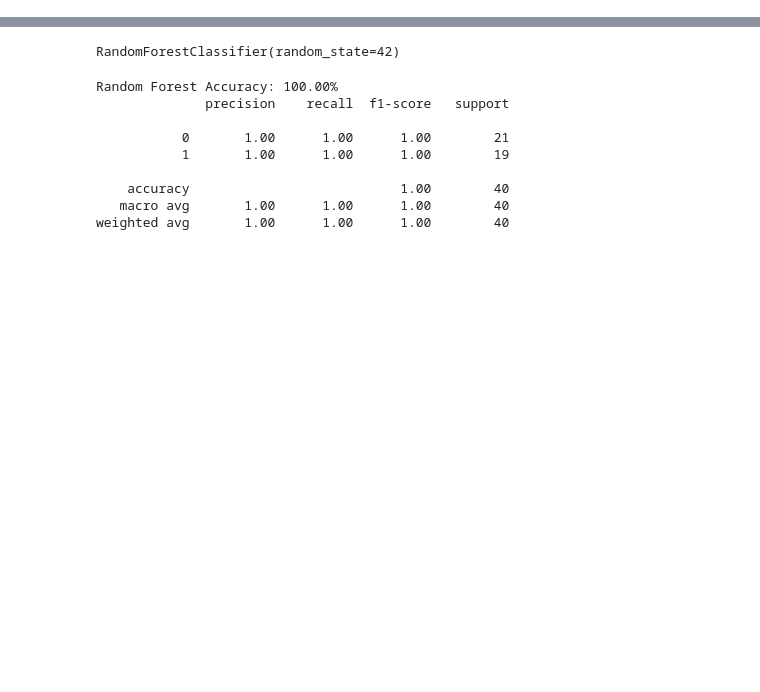
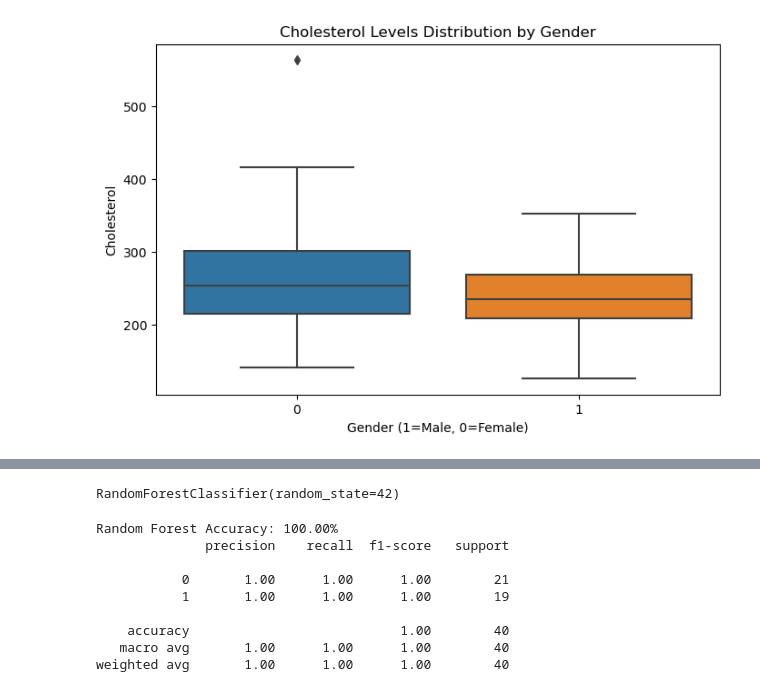
Before and after one commit to Ahilya7570/ML_ASSIGNMENTS, a Jupyter notebook: ASSIGNMENT_3/ASSIGNMENT_3.ipynb, the cells around one changed output, grey strips where cells are left out. Saved outputs shown, nothing was run; the diff lists cells and outputs as text; code cells hidden in the pictures; blank space fills up the shorter version.

```diff
--- a/ASSIGNMENT_3/ASSIGNMENT_3.ipynb
+++ b/ASSIGNMENT_3/ASSIGNMENT_3.ipynb
@@ -41,4 +63,11 @@ data['Genre']=label_encoder.fit_transform(data['Genre'])
 # %%
-#Drop customer id
-data.drop('CustomerID',axis=1, inplace=True)
+#To plot box
+plt.figure(figsize=(8,5))
+sns.boxplot(x=heart_df['Sex'], y=heart_df['Chol'])
+plt.title("Cholesterol Levels Distribution by Gender")
+plt.xlabel("Gender (1=Male, 0=Female)")
+plt.ylabel("Cholesterol")
+plt.show()
+# %% [output]
+[figure, added]
 # %%
```
Also changed, not shown: parts of 9 cells of this notebook.
